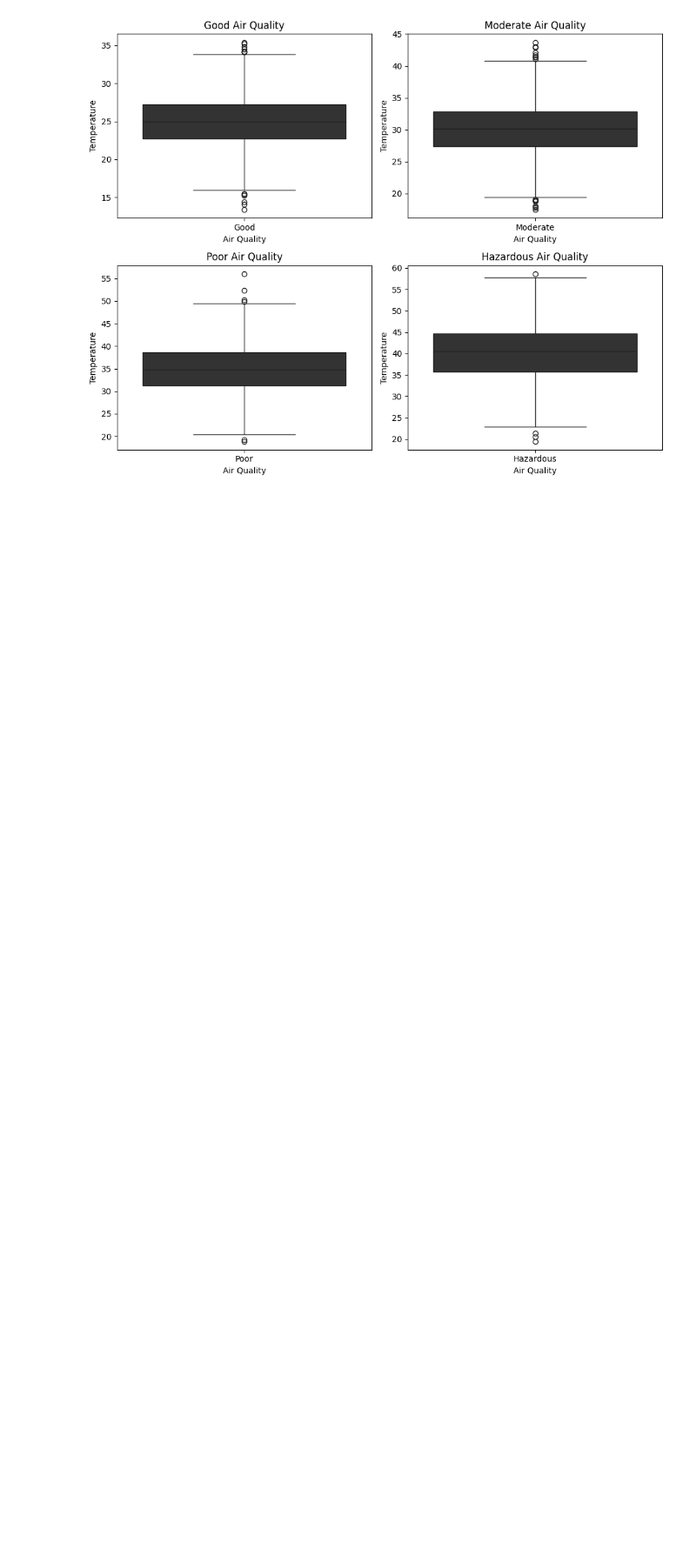
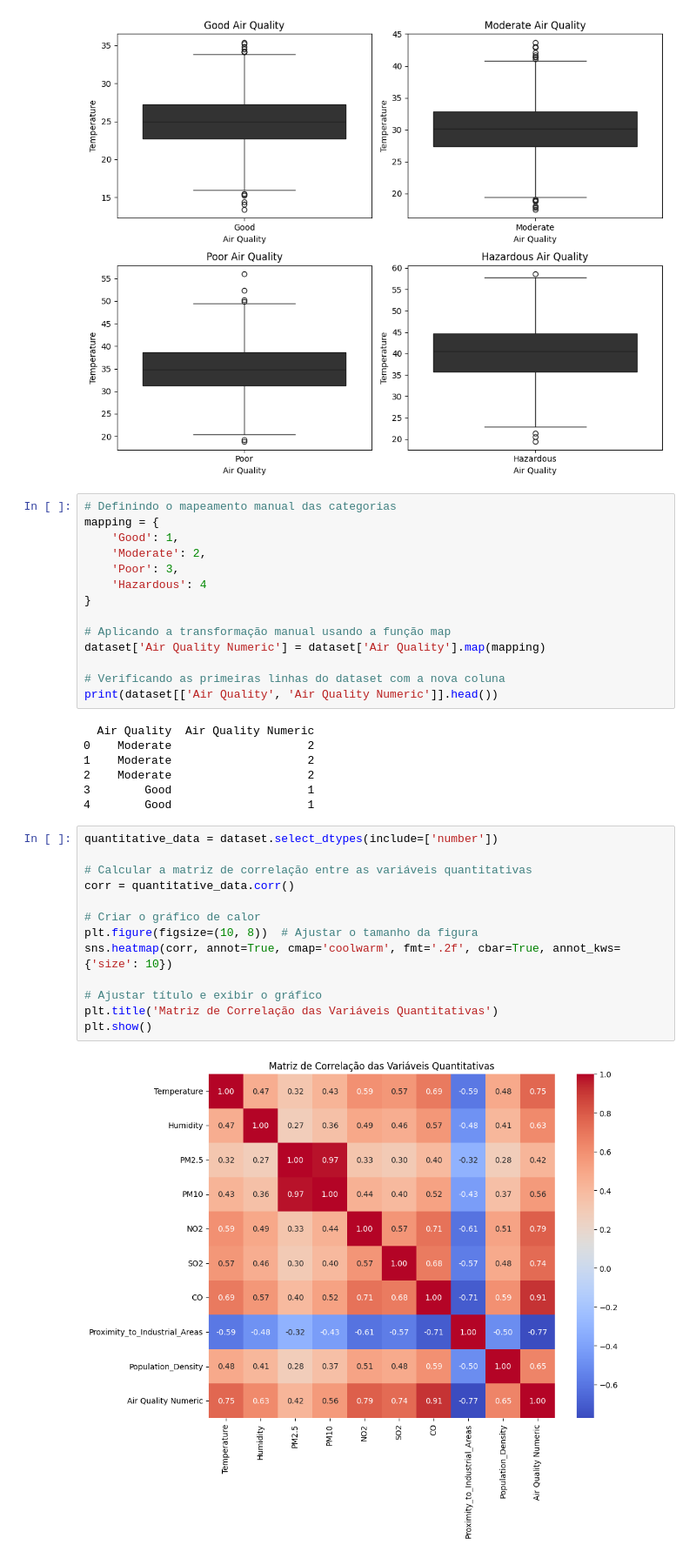
Before and after one commit to allanfenelon/Avaliacao_da_Qualidade_do_Ar_e_Poluicao, a Jupyter notebook: notebooks/1. EDA.ipynb, the cells around one changed output. Shown at 87% size. Saved outputs shown, nothing was run; the diff lists cells and outputs as text; blank space fills up the shorter version.

```diff
--- a/notebooks/1. EDA.ipynb
+++ b/notebooks/1. EDA.ipynb
@@ -435,3 +435,39 @@ plt.tight_layout()
 plt.show()
 # %% [output]
 [figure]
+# %%
+# Definindo o mapeamento manual das categorias
+mapping = {
+    'Good': 1,
+    'Moderate': 2,
+    'Poor': 3,
+    'Hazardous': 4
+}
+
+# Aplicando a transformação manual usando a função map
+dataset['Air Quality Numeric'] = dataset['Air Quality'].map(mapping)
+
+# Verificando as primeiras linhas do dataset com a nova coluna
+print(dataset[['Air Quality', 'Air Quality Numeric']].head())
+# %% [output]
+  Air Quality  Air Quality Numeric
+0    Moderate                    2
+1    Moderate                    2
+2    Moderate                    2
+3        Good                    1
+4        Good                    1
+# %%
+quantitative_data = dataset.select_dtypes(include=['number'])
+
+# Calcular a matriz de correlação entre as variáveis quantitativas
+corr = quantitative_data.corr()
+
+# Criar o gráfico de calor
+plt.figure(figsize=(10, 8))  # Ajustar o tamanho da figura
+sns.heatmap(corr, annot=True, cmap='coolwarm', fmt='.2f', cbar=True, annot_kws={'size': 10})
+
+# Ajustar título e exibir o gráfico
+plt.title('Matriz de Correlação das Variáveis Quantitativas')
+plt.show()
+# %% [output]
+[figure, added]
```
